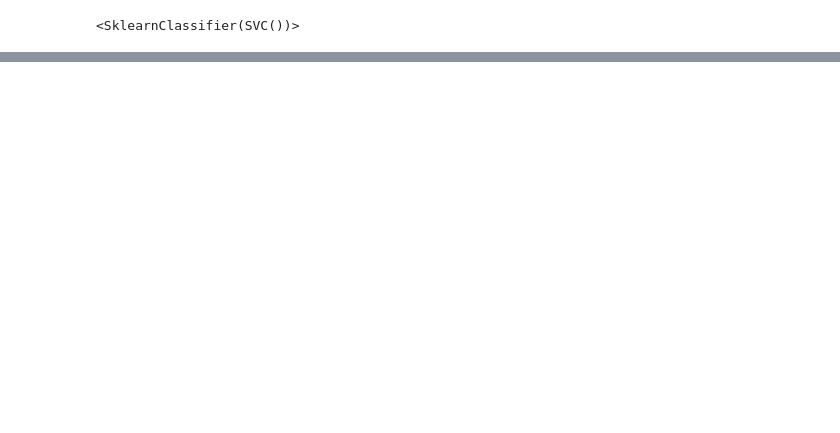
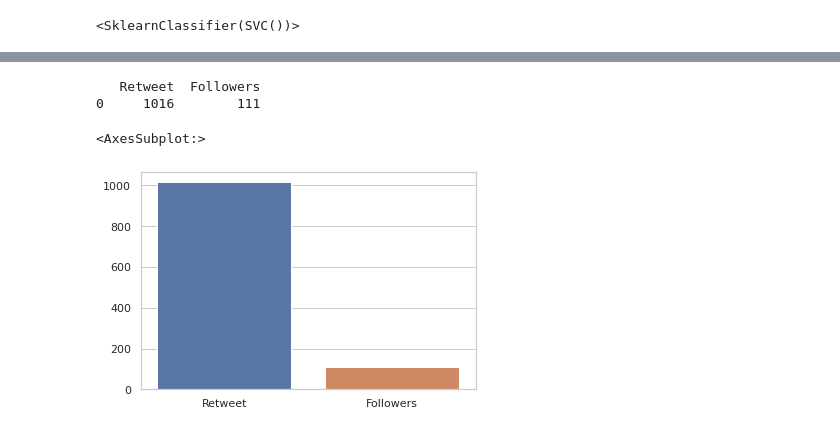
Before and after one commit to jaurelio1/Engagement_Twitter_API, a Jupyter notebook: Code/tweepy.ipynb, the cells around one changed output, grey strips where cells are left out. Cells and saved outputs as stored; diff of their text form; code cells hidden in the pictures; blank space fills up the shorter version.

```diff
--- a/Code/tweepy.ipynb
+++ b/Code/tweepy.ipynb
@@ -399,6 +513,18 @@ def getFollwersOfMostRetweetUser(user_tweets, retweet_count):
     return (max(retweet_count), len(followers), user_with_most_retweets)
 
 max_retweets, followers_count, user_most_retweets = getFollwersOfMostRetweetUser(user_tweets, retweet_count)
+# %%
+d1 = {"Retweet": [max_retweets], "Followers": [followers_count]}
+df1 = pd.DataFrame(data=d1, index=[0])
+print(df1)
+# %% [output]
+   Retweet  Followers
+0     1016        111
+# %%
+sns.barplot(data=df1)
+# %% [output]
+<AxesSubplot:>
+[figure, added]
 # %%
 x_user_most_retweets = ['Retweets', 'Followers']
 y_user_most_retweets = [max_retweets, followers_count]
```
Also changed, not shown: parts of 37 cells of this notebook, 1 other file.
